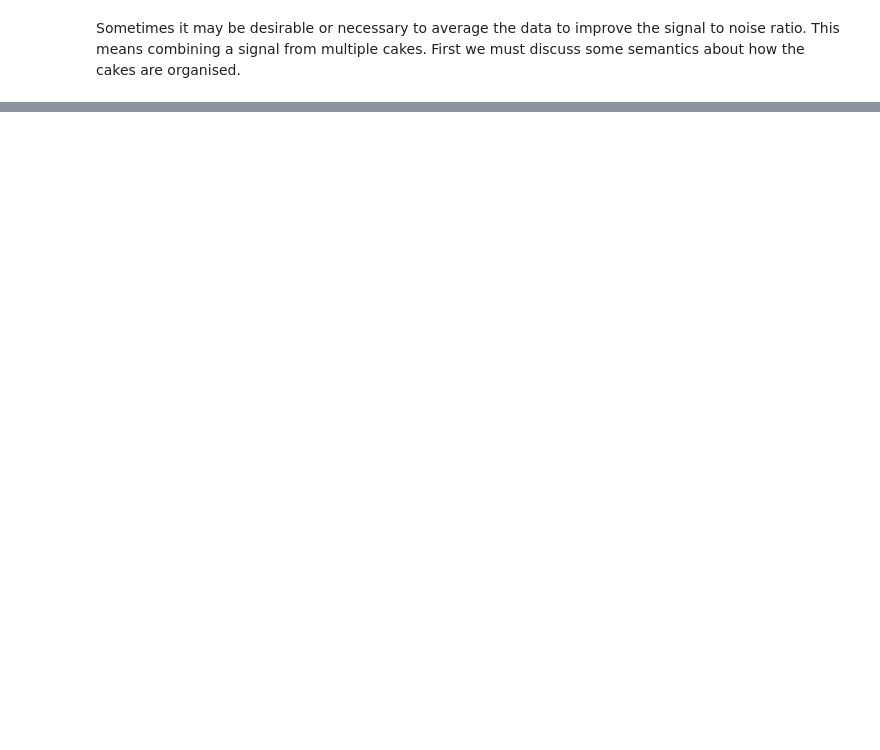
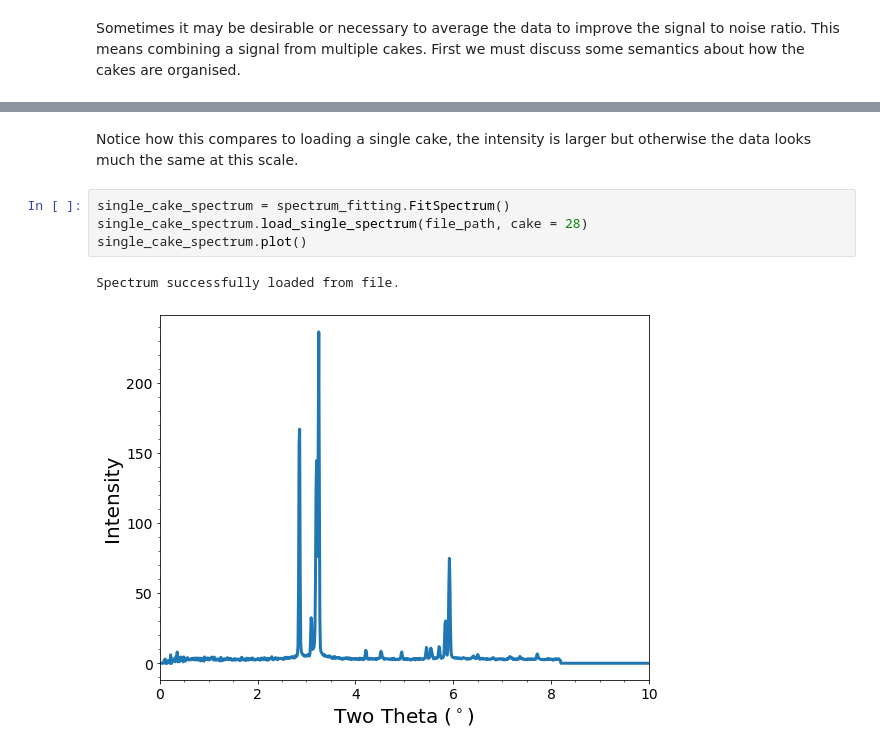
Before and after one commit to LightForm-group/xrdfit, a Jupyter notebook: tutorial notebooks/2 - Averaging for better signal.ipynb, the cells around one changed output, grey strips where cells are left out. Cells and saved outputs as stored; diff of their text form; blank space fills up the shorter version.

```diff
--- a/tutorial notebooks/2 - Averaging for better signal.ipynb
+++ b/tutorial notebooks/2 - Averaging for better signal.ipynb
@@ -17,0 +44,9 @@ In order to improve the quality of the analysed dataset we may want to average o
+# %% [markdown]
+Notice how this compares to loading a single cake, the intensity is larger but otherwise the data looks much the same at this scale.
+# %%
+single_cake_spectrum = spectrum_fitting.FitSpectrum()
+single_cake_spectrum.load_single_spectrum(file_path, cake = 28)
+single_cake_spectrum.plot()
+# %% [output]
+Spectrum successfully loaded from file.
+[figure, added]
```
Also changed, not shown: parts of 9 cells of this notebook, 7 other files.
